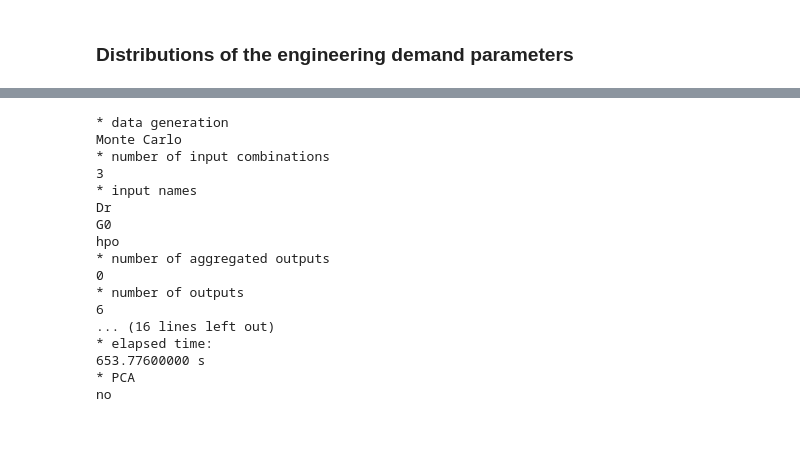
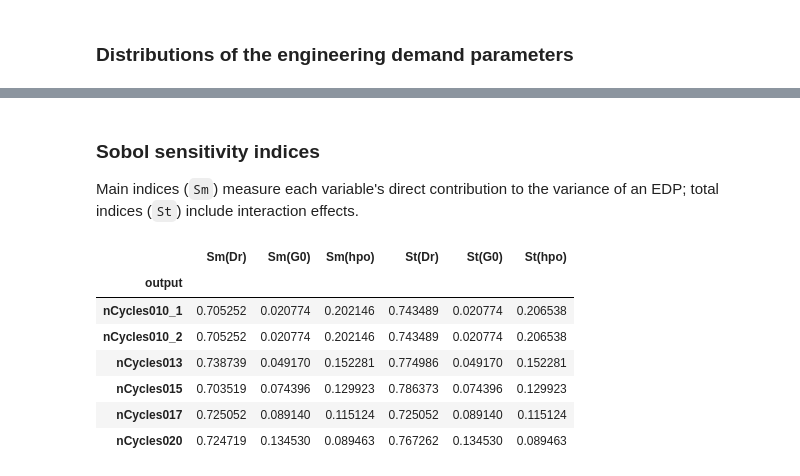
Before and after one commit to DesignSafe-CI/dapi, a Jupyter notebook: examples/quoFEM-sensitivity/quoFEM-sensitivity-dapi.ipynb, the cells around one changed output, grey strips where cells are left out. Saved outputs shown, nothing was run; the diff lists cells and outputs as text; code cells hidden in the pictures; blank space fills up the shorter version.

```diff
--- a/examples/quoFEM-sensitivity/quoFEM-sensitivity-dapi.ipynb
+++ b/examples/quoFEM-sensitivity/quoFEM-sensitivity-dapi.ipynb
@@ -321,21 +279,15 @@ plt.show()
-# %%
-# The Sobol sensitivity indices are reported in dakota.out
-print(read_result(results_zip, "dakota.out").decode())
-# %% [output]
-* data generation
-Monte Carlo
-* number of input combinations
-3
-* input names
-Dr
-G0
-hpo
-* number of aggregated outputs
-0
-* number of outputs
-6
-... (16 lines left out)
-* elapsed time:
-653.77600000 s
-* PCA
-no
+# %% [markdown]
+### Sobol sensitivity indices
+
+Main indices (`Sm`) measure each variable's direct contribution to the variance of an EDP; total indices (`St`) include interaction effects.
+# %%
+results.sobol_indices
+# %% [output]
+|  | Sm(Dr) | Sm(G0) | Sm(hpo) | St(Dr) | St(G0) | St(hpo) |
+| output |  |  |  |  |  |  |
+| nCycles010_1 | 0.705252 | 0.020774 | 0.202146 | 0.743489 | 0.020774 | 0.206538 |
+| nCycles010_2 | 0.705252 | 0.020774 | 0.202146 | 0.743489 | 0.020774 | 0.206538 |
+| nCycles013 | 0.738739 | 0.049170 | 0.152281 | 0.774986 | 0.049170 | 0.152281 |
+| nCycles015 | 0.703519 | 0.074396 | 0.129923 | 0.786373 | 0.074396 | 0.129923 |
+| nCycles017 | 0.725052 | 0.089140 | 0.115124 | 0.725052 | 0.089140 | 0.115124 |
+| nCycles020 | 0.724719 | 0.134530 | 0.089463 | 0.767262 | 0.134530 | 0.089463 |
```
Also changed, not shown: parts of 23 cells of this notebook, 8 other files.
